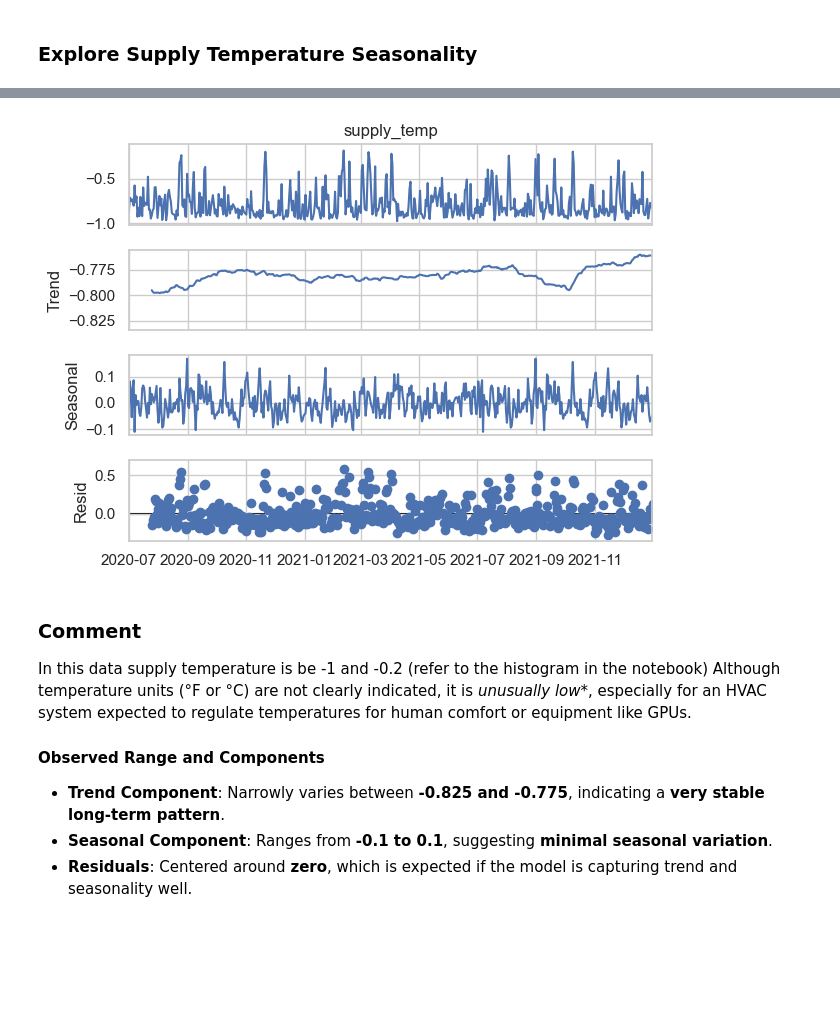
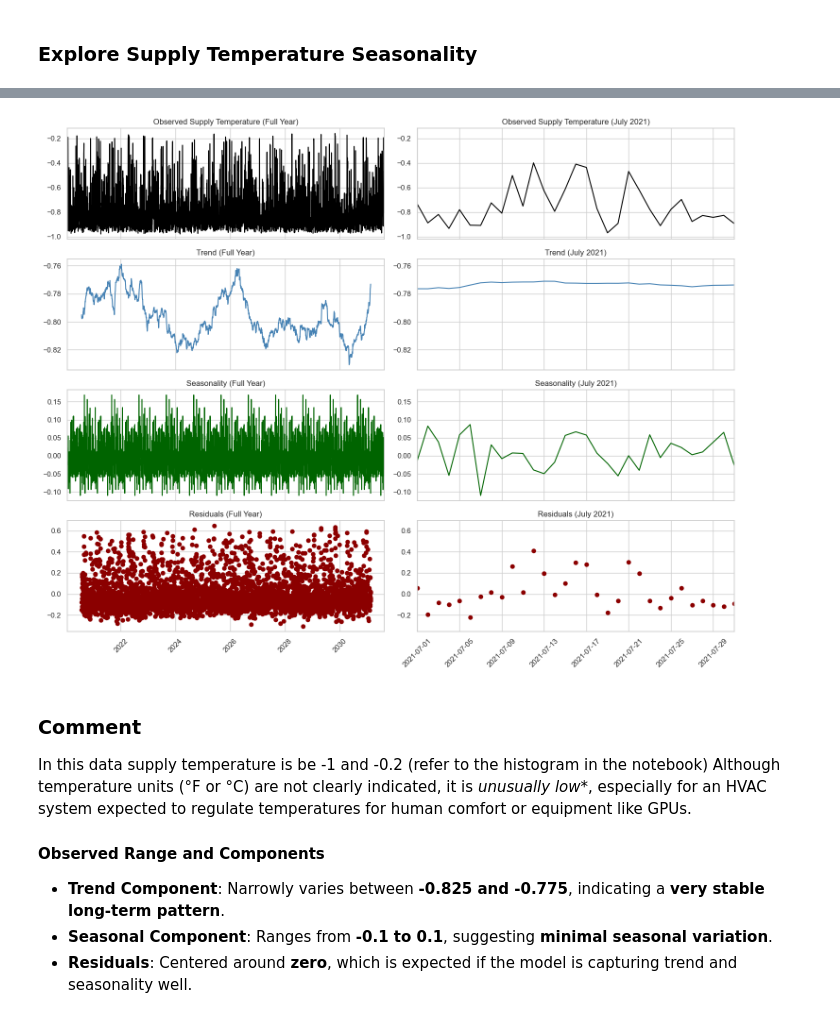
Before and after one commit to melahat-tayli/hvac-analysis, a Jupyter notebook: HVAC_Sensor_Data_Analysis.ipynb, the cells around one changed output, grey strips where cells are left out. Drawn from its saved outputs; the diff is of its cells as text; code cells hidden in the pictures; blank space fills up the shorter version.

```diff
--- a/HVAC_Sensor_Data_Analysis.ipynb
+++ b/HVAC_Sensor_Data_Analysis.ipynb
@@ -611,12 +659,65 @@ plt.show()
-# %%
-# Perform a time series decomposition into the trend, seasonality, and residuals¶
-decomposition_supply_temp = seasonal_decompose(daily_data['supply_temp'], model='additive', period=365)
-decomposition_supply_temp.plot()
-plt.xlim(pd.Timestamp('2020-07-01'), pd.Timestamp('2021-12-31'))
-#plt.xticks(ticks=years, labels=[str(year.year) for year in years], rotation=45)
-plt.show()
-# %% [output]
-[figure, removed]
+# %%
+# Decompose supply temperature time series
+decomposition = seasonal_decompose(daily_data['supply_temp'], model='additive', period=365)
+
+observed = decomposition.observed
+trend = decomposition.trend
+seasonal = decomposition.seasonal
+resid = decomposition.resid
+
+# Define time ranges
+full_range_start = min(daily_data.index) - pd.Timedelta(days=10)    # Start of full time range
+full_range_end = max(daily_data.index)     # End of full time range
+zoom_start = pd.Timestamp('2021-07-01')         # Start of zoomed month
+zoom_end = pd.Timestamp('2021-07-31')           # End of zoomed month
+
+# Create subplot layout: 4 rows (Observed, Trend, Seasonal, Residual), 2 columns (Full Year, July)
+fig, axes = plt.subplots(4, 2, figsize=(15, 12), sharex='col')
+
+# Plot: Observed
+axes[0, 0].plot(observed, color='black')
+axes[0, 0].set_xlim(full_range_start, full_range_end)
+axes[0, 0].set_title('Observed Supply Temperature (Full Year)')
+
+axes[0, 1].plot(observed, color='black')
+axes[0, 1].set_xlim(zoom_start, zoom_end)
+axes[0, 1].set_title('Observed Supply Temperature (July 2021)')
+
+# Plot: Trend
+axes[1, 0].plot(trend, color='steelblue')
+axes[1, 0].set_xlim(full_range_start, full_range_end)
+axes[1, 0].set_title('Trend (Full Year)')
+
+axes[1, 1].plot(trend, color='steelblue')
+axes[1, 1].set_xlim(zoom_start, zoom_end)
+axes[1, 1].set_title('Trend (July 2021)')
+
+# Plot: Seasonal
+axes[2, 0].plot(seasonal, color='darkgreen')
+axes[2, 0].set_xlim(full_range_start, full_range_end)
+axes[2, 0].set_title('Seasonality (Full Year)')
+
+axes[2, 1].plot(seasonal, color='darkgreen')
+axes[2, 1].set_xlim(zoom_start, zoom_end)
+axes[2, 1].set_title('Seasonality (July 2021)')
+
+# Plot: Residuals
+axes[3, 0].scatter(resid.index, resid, color='darkred')
+axes[3, 0].set_xlim(full_range_start, full_range_end)
+axes[3, 0].set_title('Residuals (Full Year)')
+
+axes[3, 1].scatter(resid.index, resid, color='darkred')
+axes[3, 1].set_xlim(zoom_start, zoom_end)
+axes[3, 1].set_title('Residuals (July 2021)')
+
+# Rotate x-ticks and adjust layout
+for ax in axes.flatten():
+    ax.tick_params(axis='x', rotation=45)
+
+plt.tight_layout()
+plt.show()
+# %% [output]
+[figure, added]
 # %% [markdown]
 ### Comment
 In this data supply temperature is be -1 and -0.2 (refer to the histogram in the notebook) Although temperature units (°F or °C) are not clearly indicated, it is  *unusually low**, especially for an HVAC system expected to regulate temperatures for human comfort or equipment like GPUs.
```
Also changed, not shown: parts of 43 cells of this notebook.
